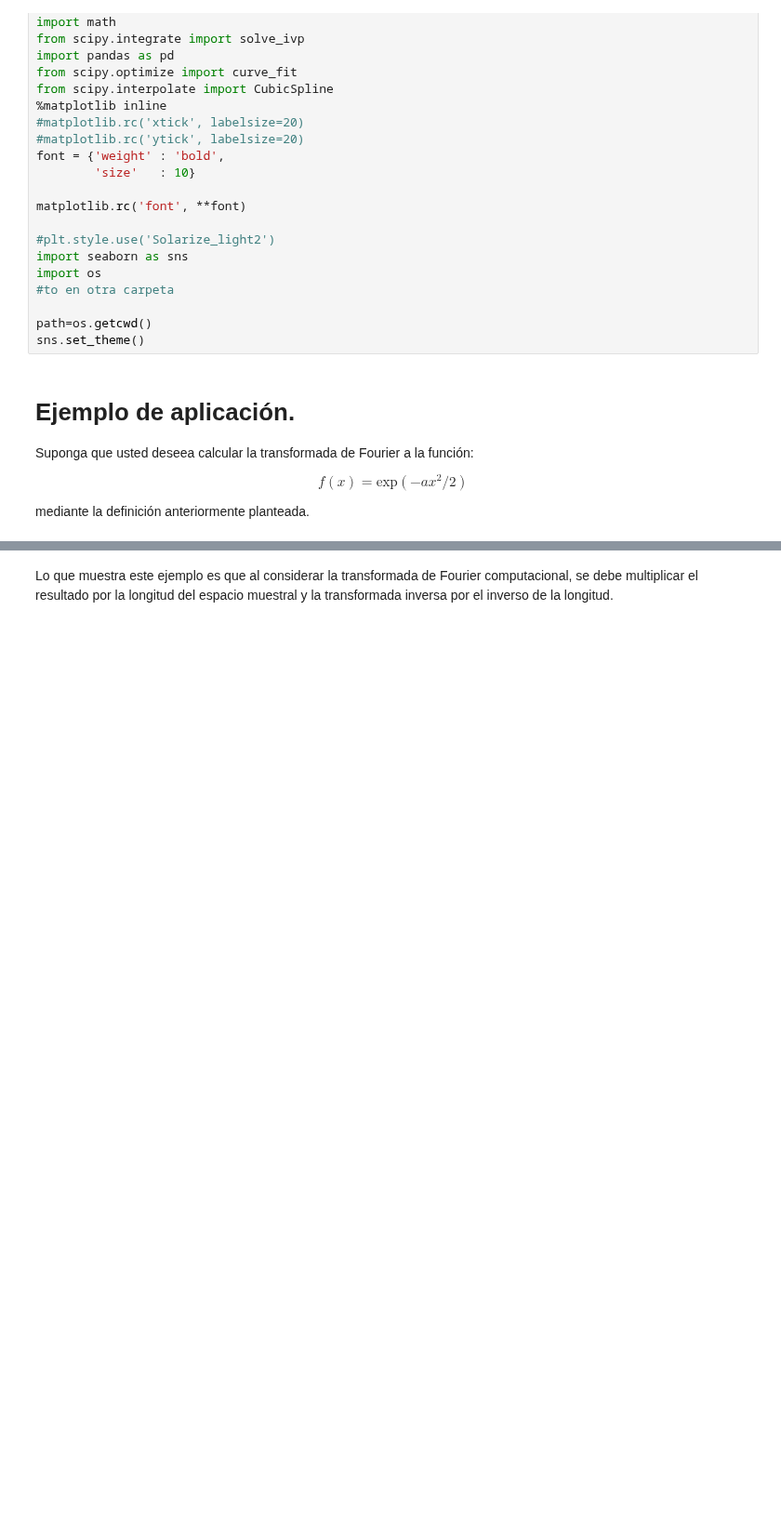
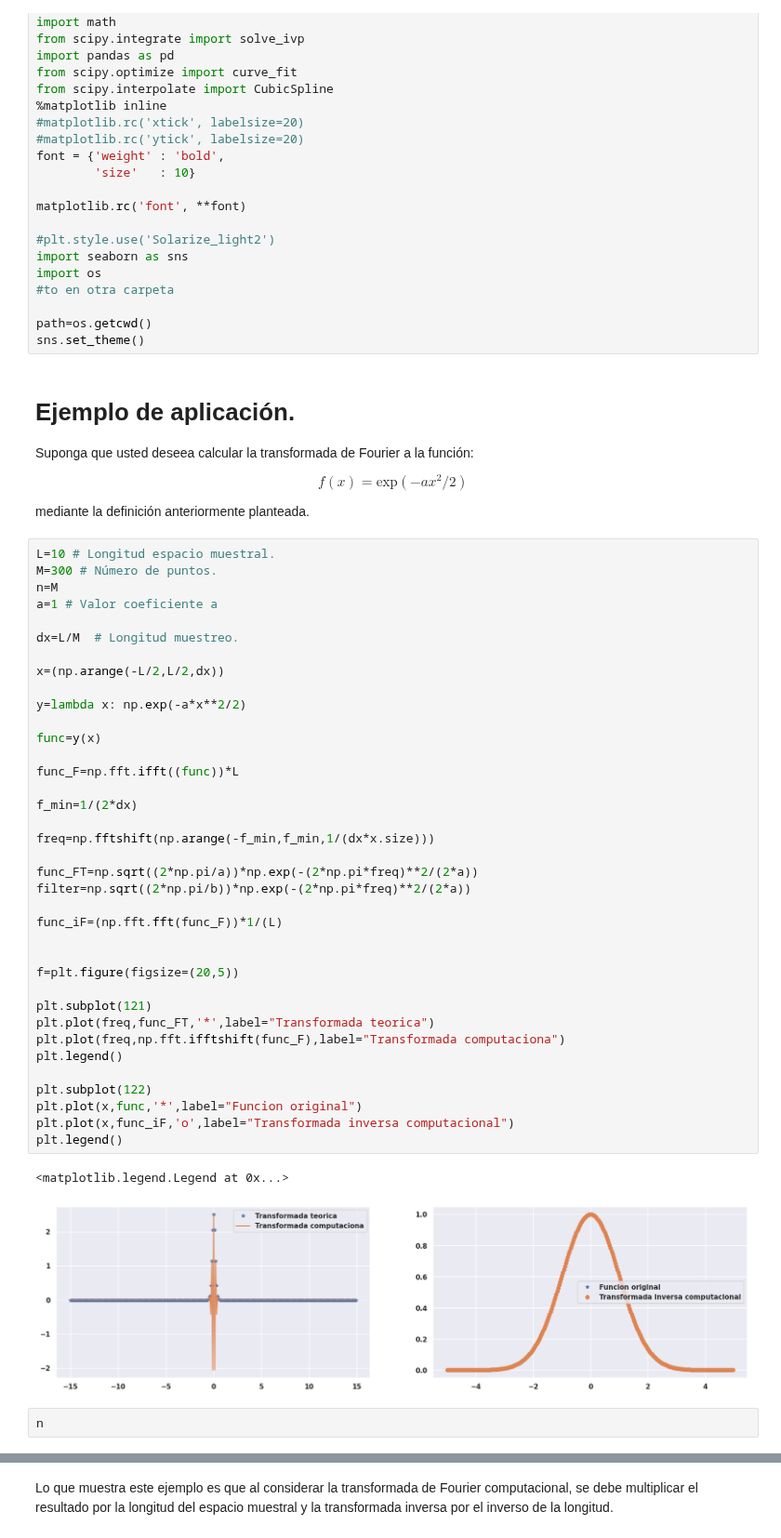
Before and after one commit to EstebanM-98/University_codes, a Jupyter notebook: Ingenieria/Nonlinear_Optics/Codigo_lab2.ipynb, the cells around one changed output, grey strips where cells are left out. Shown at 93% size. Cells and saved outputs as stored; diff of their text form; blank space fills up the shorter version.

```diff
--- a/Ingenieria/Nonlinear_Optics/Codigo_lab2.ipynb
+++ b/Ingenieria/Nonlinear_Optics/Codigo_lab2.ipynb
@@ -60,6 +60,48 @@ Suponga que usted deseea calcular la transformada de Fourier a la función:
 $$f(x)=\text{exp}(-ax^{2}/2)$$
 
 mediante la definición anteriormente planteada.
+# %%
+L=10 # Longitud espacio muestral.
+M=300 # Número de puntos.
+n=M
+a=1 # Valor coeficiente a
+
+dx=L/M  # Longitud muestreo.
+
+x=(np.arange(-L/2,L/2,dx))
+
+y=lambda x: np.exp(-a*x**2/2)
+
+func=y(x)
+
+func_F=np.fft.ifft((func))*L
+
+f_min=1/(2*dx)
+
+freq=np.fftshift(np.arange(-f_min,f_min,1/(dx*x.size)))
+
+func_FT=np.sqrt((2*np.pi/a))*np.exp(-(2*np.pi*freq)**2/(2*a))
+filter=np.sqrt((2*np.pi/b))*np.exp(-(2*np.pi*freq)**2/(2*a))
+
+func_iF=(np.fft.fft(func_F))*1/(L)
+
+
+f=plt.figure(figsize=(20,5))
+
+plt.subplot(121)
+plt.plot(freq,func_FT,'*',label="Transformada teorica")
+plt.plot(freq,np.fft.ifftshift(func_F),label="Transformada computaciona")
+plt.legend()
+
+plt.subplot(122)
+plt.plot(x,func,'*',label="Funcion original")
+plt.plot(x,func_iF,'o',label="Transformada inversa computacional")
+plt.legend()
+# %% [output]
+<matplotlib.legend.Legend at 0x...>
+[figure, added]
+# %%
+n
 # %%
 L=10 # Longitud espacio muestral.
 M=300 # Número de puntos.
```
Also changed, not shown: parts of 9 cells of this notebook, 4 other files.
